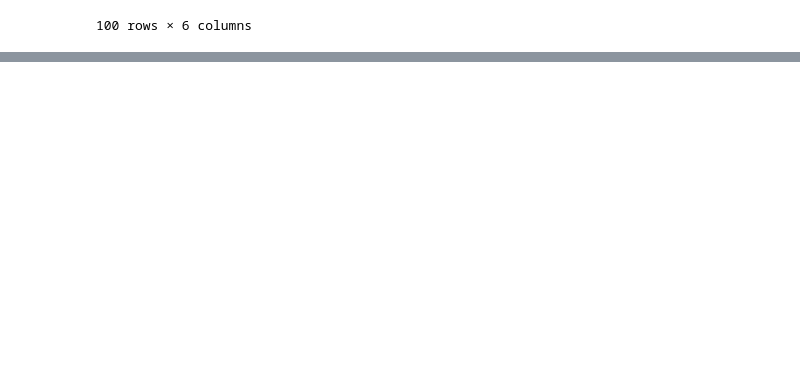
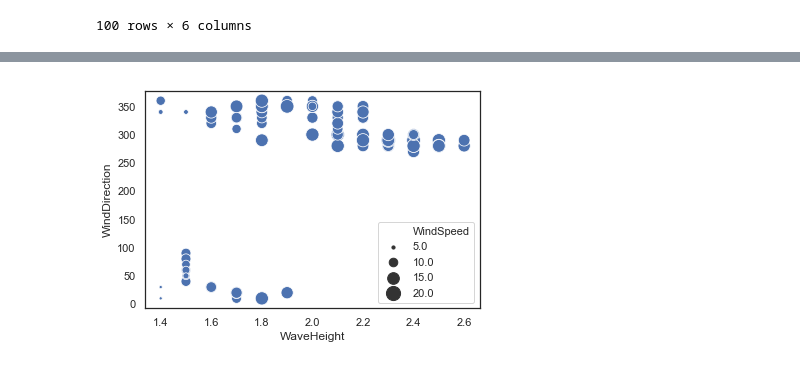
Before and after one commit to brensw/Programming-Project-2018, a Jupyter notebook: Project Notebook.ipynb, the cells around one changed output, grey strips where cells are left out. Saved outputs shown, nothing was run; the diff lists cells and outputs as text; code cells hidden in the pictures; blank space fills up the shorter version.

```diff
--- a/Project Notebook.ipynb
+++ b/Project Notebook.ipynb
@@ -89,0 +95,7 @@ AttributeError: module 'seaborn' has no attribute 'lineplot'
+# %%
+cmap = sns.cubehelix_palette(rot=-.2, as_cmap=True)
+ax = sns.scatterplot(x="WaveHeight", y="WindDirection", size="WindSpeed",
+                     palette=cmap, sizes=(10, 200),
+                     data=df)
+# %% [output]
+[figure, added]
```
Also changed, not shown: parts of 3 cells of this notebook.
